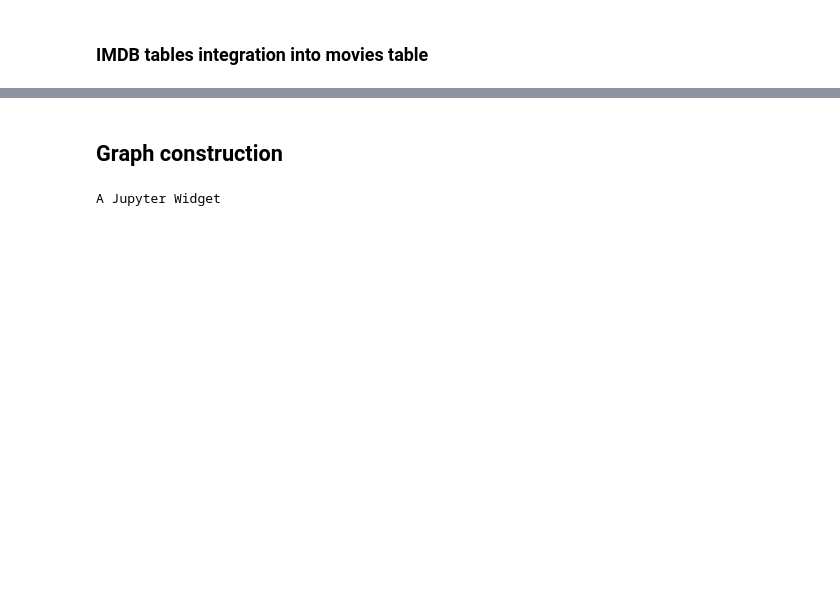
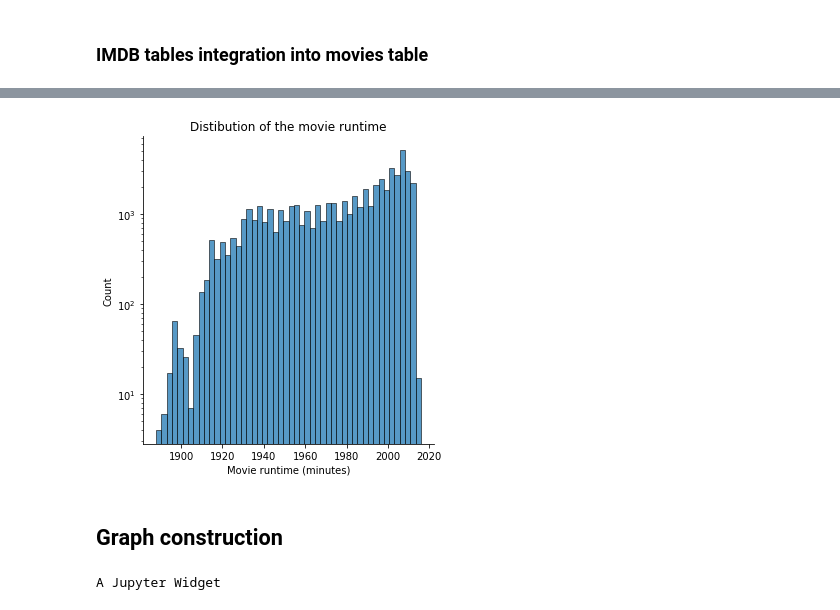
Before and after one commit to epfl-ada/ada-2022-project-datajugglers, a Jupyter notebook: graphs.ipynb, the cells around one changed output, grey strips where cells are left out. Cells and saved outputs as stored; diff of their text form; code cells hidden in the pictures; blank space fills up the shorter version.

```diff
--- a/graphs.ipynb
+++ b/graphs.ipynb
@@ -243,3 +270,10 @@ df_movie.head()
+# %%
+sns.displot(data=df_movie, x="movie release date", log_scale = (False, True), kind="hist", bins=50)
+plt.title("Distibution of the movie runtime")
+plt.xlabel("Movie runtime (minutes)")
+plt.show()
+# %% [output]
+[figure, added]
 # %% [markdown]
 ## Graph construction
 # %%
```
Also changed, not shown: parts of 17 cells of this notebook, 1 other file.
